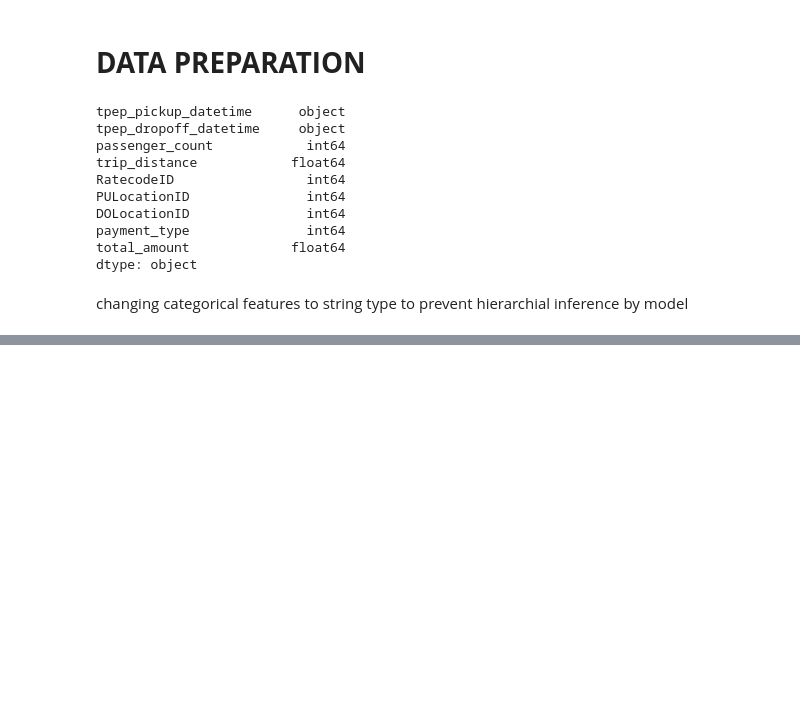
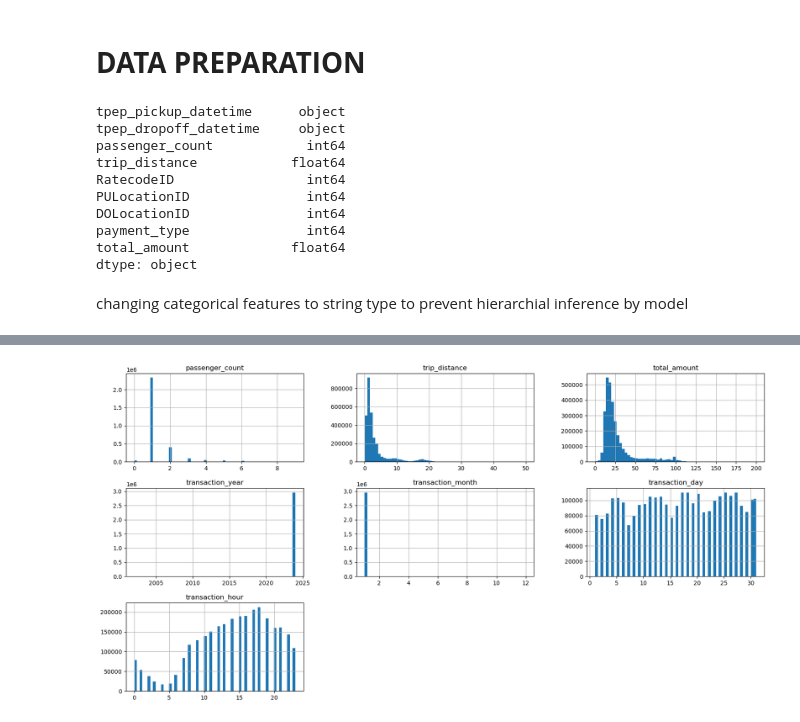
Before and after one commit to rgv-k/New-York-Taxi-Analysis, a Jupyter notebook: Presentable Notebook.ipynb, the cells around one changed output, grey strips where cells are left out. Saved outputs shown, nothing was run; the diff lists cells and outputs as text; code cells hidden in the pictures; blank space fills up the shorter version.

```diff
--- a/Presentable Notebook.ipynb
+++ b/Presentable Notebook.ipynb
@@ -338,6 +338,12 @@ taxi_data_prepared.loc[:, 'payment_type'] = taxi_data_prepared.loc[:, 'payment_t
 
 taxi_data_prepared.loc[:, 'tpep_pickup_datetime'] = pd.to_datetime(taxi_data_prepared.loc[:, 'tpep_pickup_datetime'])
 taxi_data_prepared.loc[:, 'tpep_dropoff_datetime'] = pd.to_datetime(taxi_data_prepared.loc[:, 'tpep_dropoff_datetime'])
+# %%
+taxi_data_prepared['transaction_date'] = pd.to_datetime(taxi_data_prepared.loc[:, 'tpep_pickup_datetime']).dt.date
+taxi_data_prepared['transaction_year'] = pd.to_datetime(taxi_data_prepared.loc[:, 'tpep_pickup_datetime']).dt.year
+taxi_data_prepared['transaction_month'] = pd.to_datetime(taxi_data_prepared.loc[:, 'tpep_pickup_datetime']).dt.month
+taxi_data_prepared['transaction_day'] = pd.to_datetime(taxi_data_prepared.loc[:, 'tpep_pickup_datetime']).dt.day
+taxi_data_prepared['transaction_hour'] = pd.to_datetime(taxi_data_prepared.loc[:, 'tpep_pickup_datetime']).dt.hour
 # %% [markdown]
 changing categorical features to string type to prevent hierarchial inference by model
 # %%
@@ -355,0 +358,5 @@ dtype: object
+# %%
+_ = taxi_data_prepared.hist(figsize = (20,10), bins = 60)
+plt.show()
+# %% [output]
+[figure, added]
```
Also changed, not shown: parts of 13 cells of this notebook.
